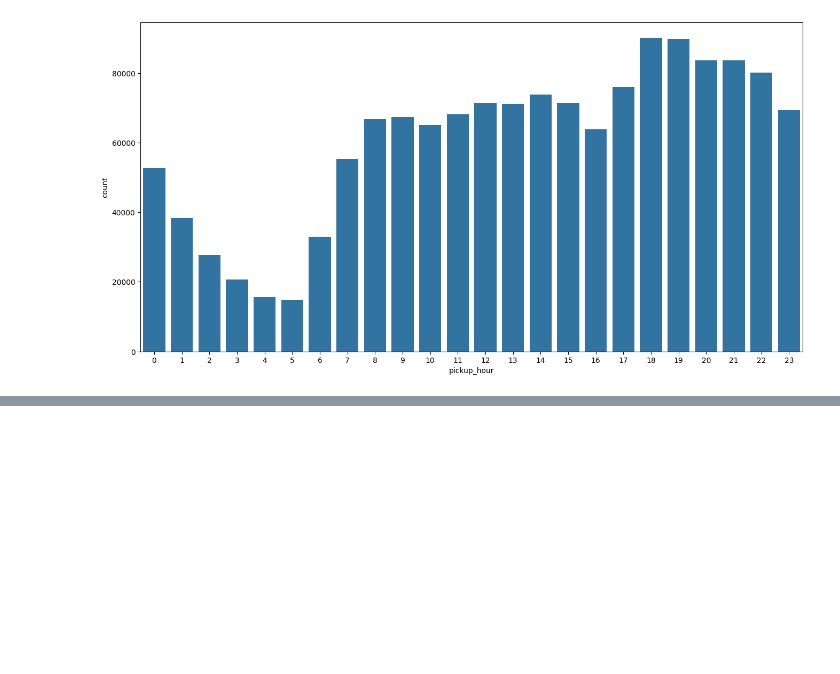
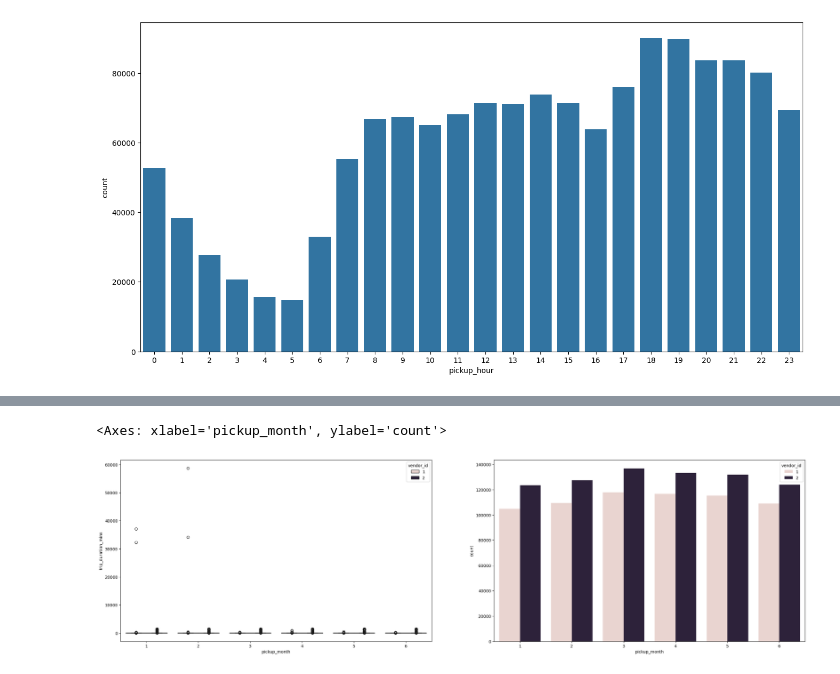
Before and after one commit to Shahbaz894/nyc-taxi-model, a Jupyter notebook: notebooks/nyc_taxi_model_by_shahbaz.ipynb, the cells around one changed output, grey strips where cells are left out. Saved outputs shown, nothing was run; the diff lists cells and outputs as text; code cells hidden in the pictures; blank space fills up the shorter version.

```diff
--- a/notebooks/nyc_taxi_model_by_shahbaz.ipynb
+++ b/notebooks/nyc_taxi_model_by_shahbaz.ipynb
@@ -160,0 +187,7 @@ sns.countplot(df , x = 'pickup_hour')
+# %%
+fig, axs = plt.subplots(1,2, figsize=(30,8))
+sns.boxplot(df, x = 'pickup_month',  y = 'trip_duration_mins',hue = 'vendor_id', ax=axs[0])
+sns.countplot(df, x = 'pickup_month', hue = 'vendor_id',ax = axs[1])
+# %% [output]
+<Axes: xlabel='pickup_month', ylabel='count'>
+[figure, added]
```
Also changed, not shown: parts of 10 cells of this notebook.
